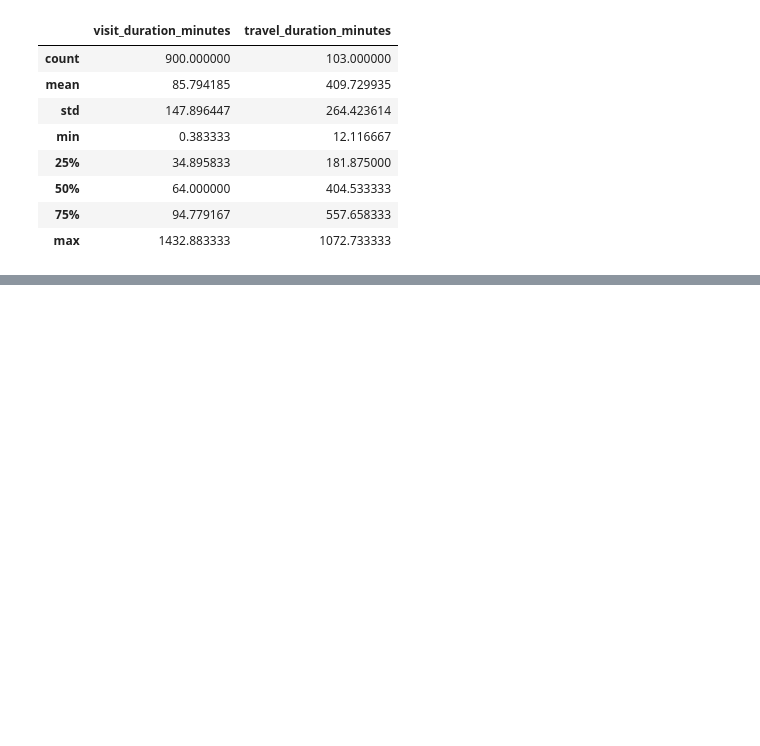
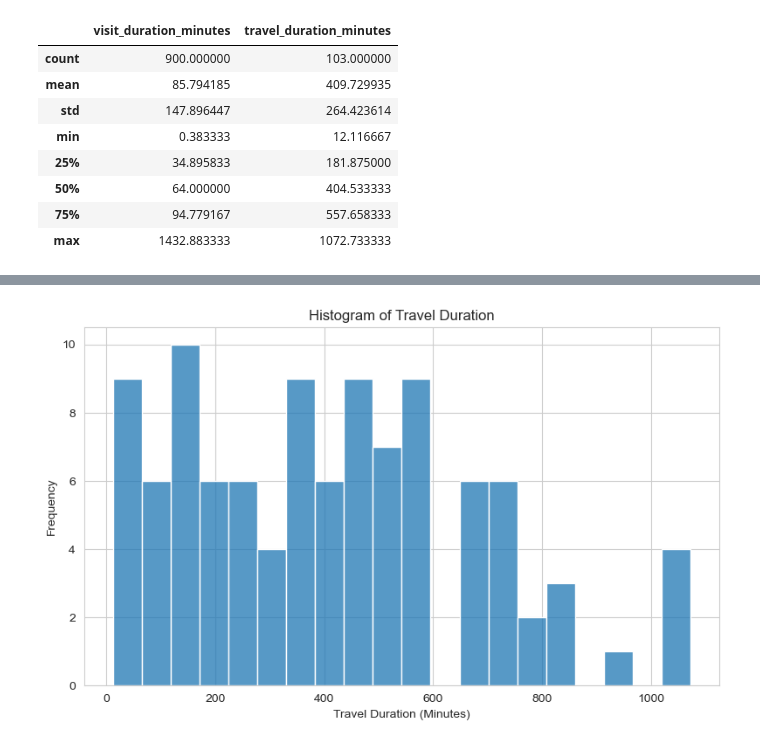
Before and after one commit to 67KaylaDo/littlesteps-visit-analysis, a Jupyter notebook: notebooks/littlesteps_analysis.ipynb, the cells around one changed output, grey strips where cells are left out. Saved outputs shown, nothing was run; the diff lists cells and outputs as text; code cells hidden in the pictures; blank space fills up the shorter version.

```diff
--- a/notebooks/littlesteps_analysis.ipynb
+++ b/notebooks/littlesteps_analysis.ipynb
@@ -816,0 +1154,10 @@ df_clean[["visit_duration_minutes", "travel_duration_minutes"]].describe()
+# %%
+plt.figure(figsize=(8, 5))
+sns.histplot(df_clean["travel_duration_minutes"].dropna(), bins=20)
+plt.title("Histogram of Travel Duration")
+plt.xlabel("Travel Duration (Minutes)")
+plt.ylabel("Frequency")
+plt.tight_layout()
+plt.show()
+# %% [output]
+[figure, added]
```
Also changed, not shown: parts of 40 cells of this notebook.
